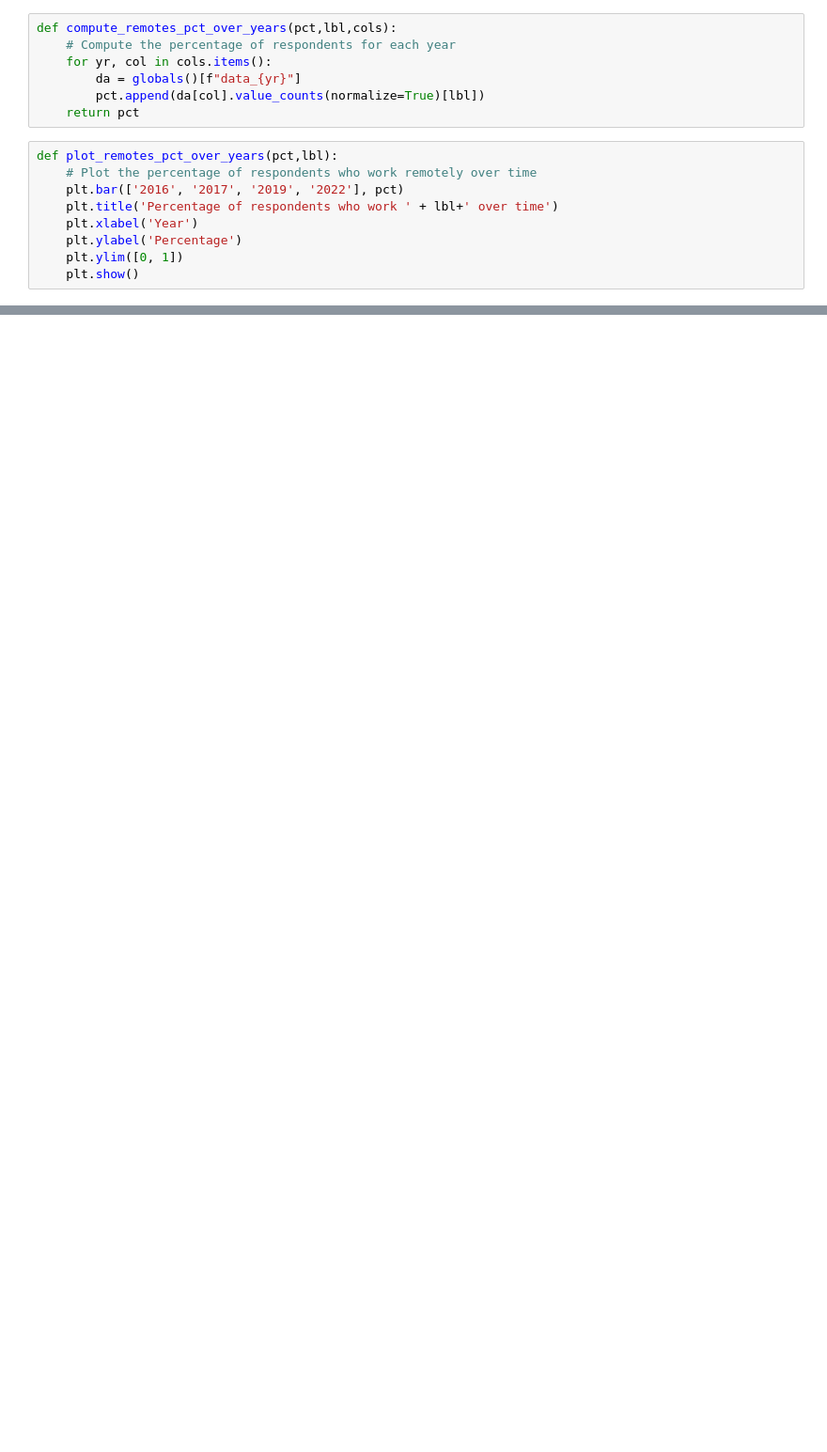
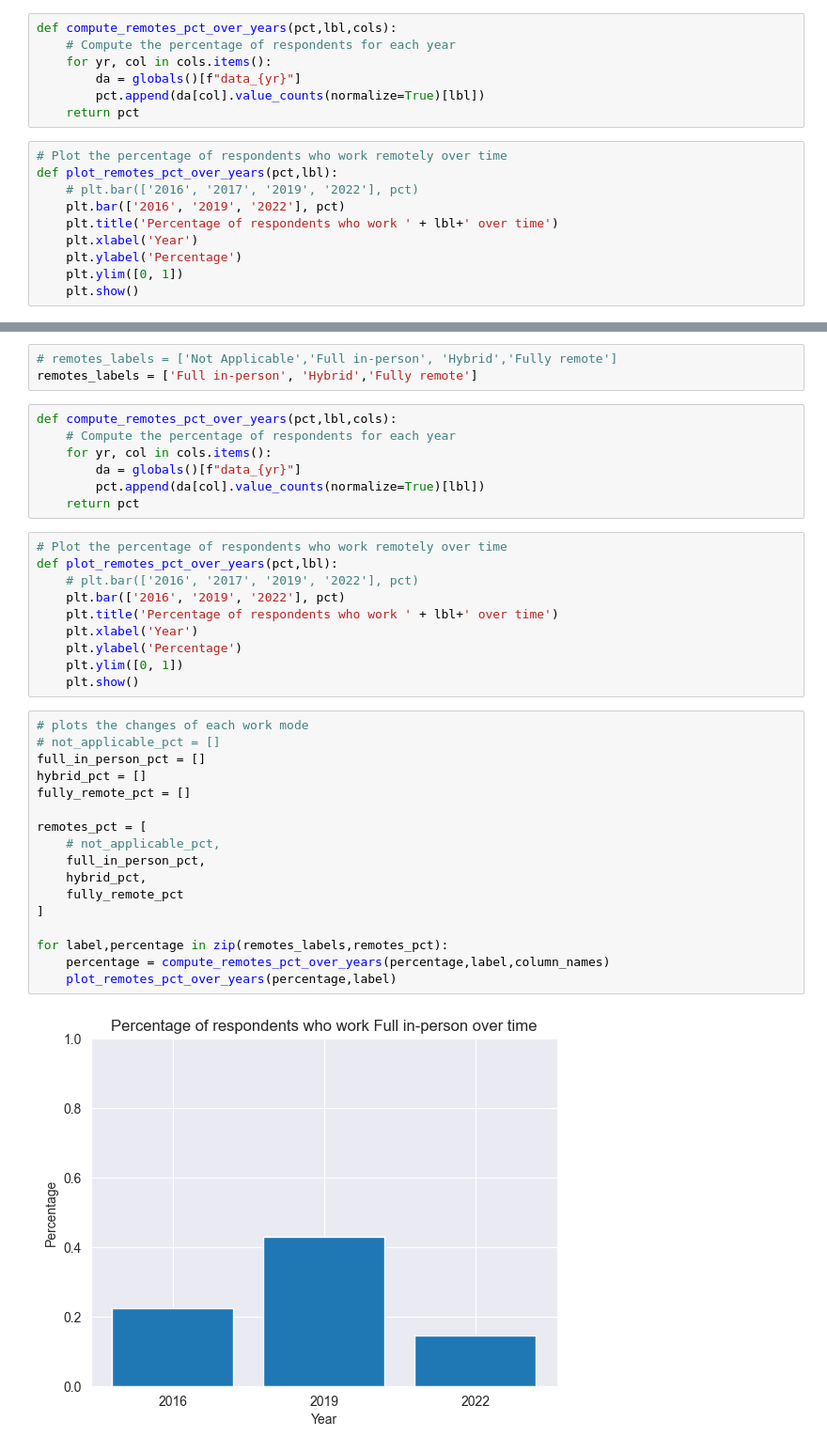
Before and after one commit to Abra-web/data_madness_2023, a Jupyter notebook: src/remote.ipynb, the cells around one changed output, grey strips where cells are left out. Shown at 94% size. Drawn from its saved outputs; the diff is of its cells as text; blank space fills up the shorter version.

```diff
--- a/src/remote.ipynb
+++ b/src/remote.ipynb
@@ -258,9 +196,10 @@ def compute_remotes_pct_over_years(pct,lbl,cols):
         pct.append(da[col].value_counts(normalize=True)[lbl])
     return pct
 # %%
+# Plot the percentage of respondents who work remotely over time
 def plot_remotes_pct_over_years(pct,lbl):
-    # Plot the percentage of respondents who work remotely over time
-    plt.bar(['2016', '2017', '2019', '2022'], pct)
+    # plt.bar(['2016', '2017', '2019', '2022'], pct)
+    plt.bar(['2016', '2019', '2022'], pct)
     plt.title('Percentage of respondents who work ' + lbl+' over time')
     plt.xlabel('Year')
     plt.ylabel('Percentage')
@@ -289,0 +303,39 @@ for label,percentage in zip(remotes_labels,remotes_pct):
+# %%
+# remotes_labels = ['Not Applicable','Full in-person', 'Hybrid','Fully remote']
+remotes_labels = ['Full in-person', 'Hybrid','Fully remote']
+# %%
+def compute_remotes_pct_over_years(pct,lbl,cols):
+    # Compute the percentage of respondents for each year
+    for yr, col in cols.items():
+        da = globals()[f"data_{yr}"]
+        pct.append(da[col].value_counts(normalize=True)[lbl])
+    return pct
+# %%
+# Plot the percentage of respondents who work remotely over time
+def plot_remotes_pct_over_years(pct,lbl):
+    # plt.bar(['2016', '2017', '2019', '2022'], pct)
+    plt.bar(['2016', '2019', '2022'], pct)
+    plt.title('Percentage of respondents who work ' + lbl+' over time')
+    plt.xlabel('Year')
+    plt.ylabel('Percentage')
+    plt.ylim([0, 1])
+    plt.show()
+# %%
+# plots the changes of each work mode
+# not_applicable_pct = []
+full_in_person_pct = []
+hybrid_pct = []
+fully_remote_pct = []
+
+remotes_pct = [
+    # not_applicable_pct,
+    full_in_person_pct,
+    hybrid_pct,
+    fully_remote_pct
+]
+
+for label,percentage in zip(remotes_labels,remotes_pct):
+    percentage = compute_remotes_pct_over_years(percentage,label,column_names)
+    plot_remotes_pct_over_years(percentage,label)
+# %% [output]
+[figure, added]
```
Also changed, not shown: parts of 29 cells of this notebook, 1 other file.
